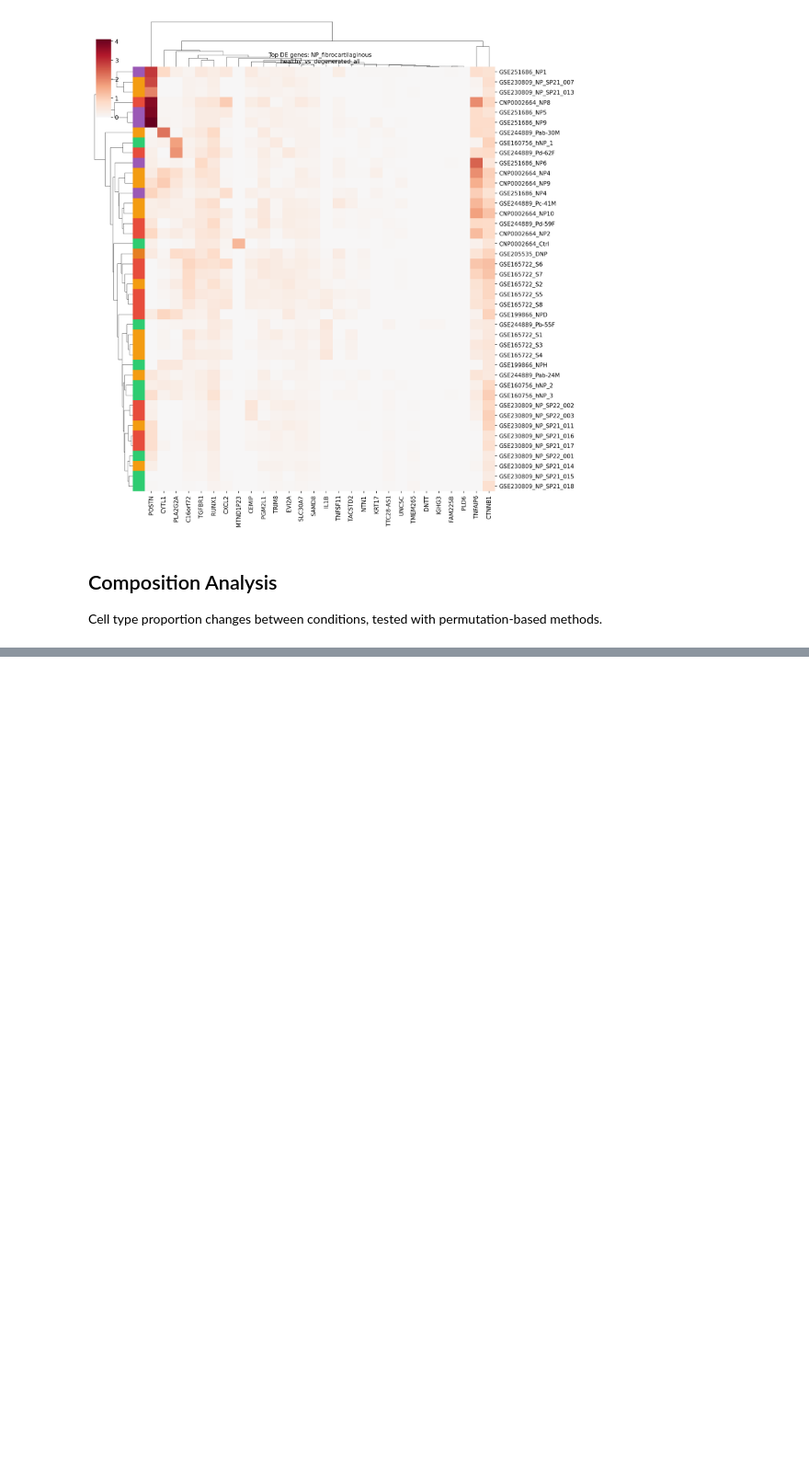
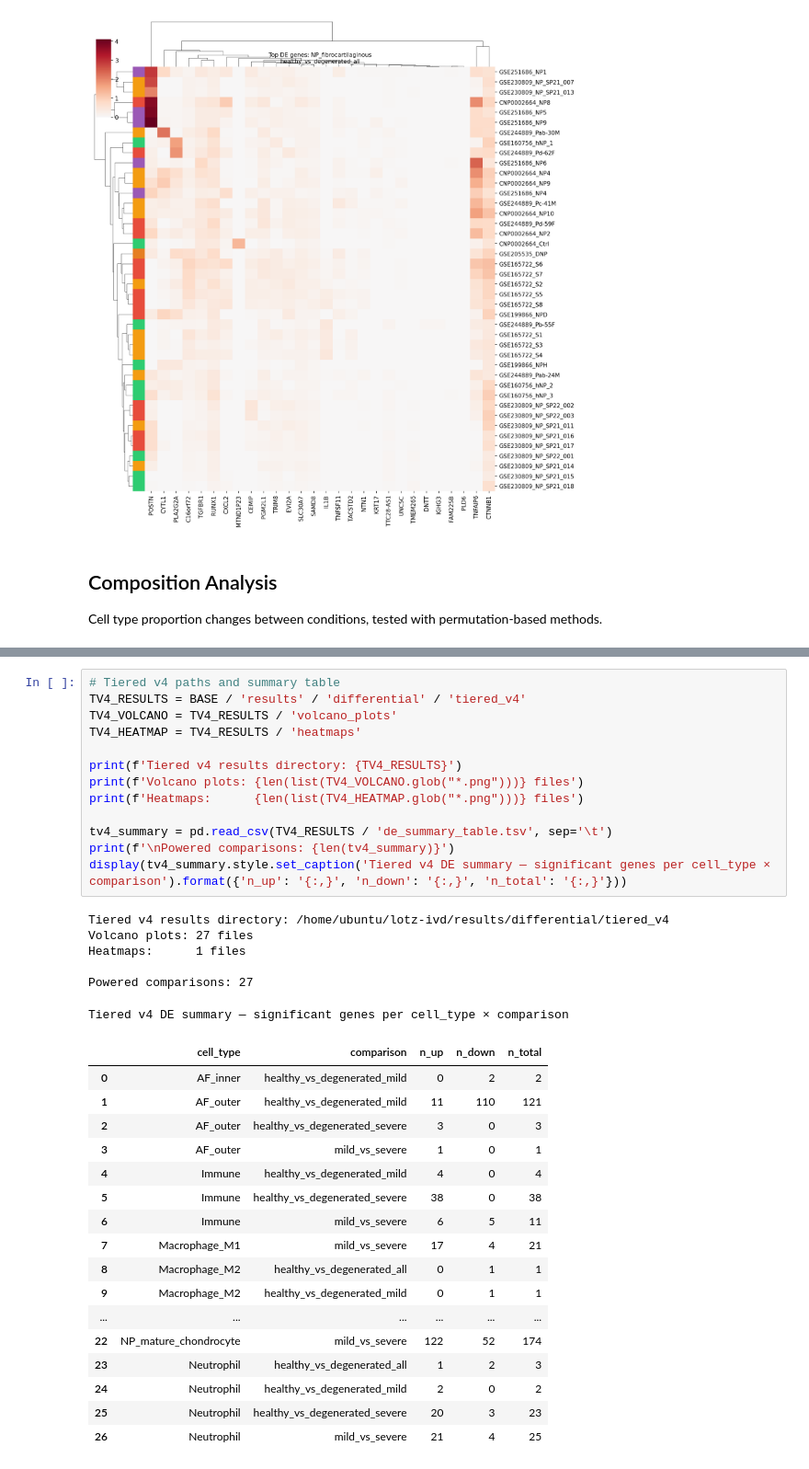
Before and after one commit to SuLab/lotz-ivd, a Jupyter notebook: notebooks/08_differential.ipynb, the cells around one changed output, grey strips where cells are left out. Shown at 92% size. Cells and saved outputs as stored; diff of their text form; blank space fills up the shorter version.

```diff
--- a/notebooks/08_differential.ipynb
+++ b/notebooks/08_differential.ipynb
@@ -283,0 +367,37 @@ Cell Type Composition Changes
+# %%
+# Tiered v4 paths and summary table
+TV4_RESULTS = BASE / 'results' / 'differential' / 'tiered_v4'
+TV4_VOLCANO = TV4_RESULTS / 'volcano_plots'
+TV4_HEATMAP = TV4_RESULTS / 'heatmaps'
+
+print(f'Tiered v4 results directory: {TV4_RESULTS}')
+print(f'Volcano plots: {len(list(TV4_VOLCANO.glob("*.png")))} files')
+print(f'Heatmaps:      {len(list(TV4_HEATMAP.glob("*.png")))} files')
+
+tv4_summary = pd.read_csv(TV4_RESULTS / 'de_summary_table.tsv', sep='\t')
+print(f'\nPowered comparisons: {len(tv4_summary)}')
+display(tv4_summary.style.set_caption('Tiered v4 DE summary — significant genes per cell_type × comparison').format({'n_up': '{:,}', 'n_down': '{:,}', 'n_total': '{:,}'}))
+# %% [output]
+Tiered v4 results directory: /home/ubuntu/lotz-ivd/results/differential/tiered_v4
+Volcano plots: 27 files
+Heatmaps:      1 files
+
+Powered comparisons: 27
+Tiered v4 DE summary — significant genes per cell_type × comparison
+|  | cell_type | comparison | n_up | n_down | n_total |
+| 0 | AF_inner | healthy_vs_degenerated_mild | 0 | 2 | 2 |
+| 1 | AF_outer | healthy_vs_degenerated_mild | 11 | 110 | 121 |
+| 2 | AF_outer | healthy_vs_degenerated_severe | 3 | 0 | 3 |
+| 3 | AF_outer | mild_vs_severe | 1 | 0 | 1 |
+| 4 | Immune | healthy_vs_degenerated_mild | 4 | 0 | 4 |
+| 5 | Immune | healthy_vs_degenerated_severe | 38 | 0 | 38 |
+| 6 | Immune | mild_vs_severe | 6 | 5 | 11 |
+| 7 | Macrophage_M1 | mild_vs_severe | 17 | 4 | 21 |
+| 8 | Macrophage_M2 | healthy_vs_degenerated_all | 0 | 1 | 1 |
+| 9 | Macrophage_M2 | healthy_vs_degenerated_mild | 0 | 1 | 1 |
+| ... | ... | ... | ... | ... | ... |
+| 22 | NP_mature_chondrocyte | mild_vs_severe | 122 | 52 | 174 |
+| 23 | Neutrophil | healthy_vs_degenerated_all | 1 | 2 | 3 |
+| 24 | Neutrophil | healthy_vs_degenerated_mild | 2 | 0 | 2 |
+| 25 | Neutrophil | healthy_vs_degenerated_severe | 20 | 3 | 23 |
+| 26 | Neutrophil | mild_vs_severe | 21 | 4 | 25 |
```
Also changed, not shown: parts of 7 cells of this notebook, 2 other files.
